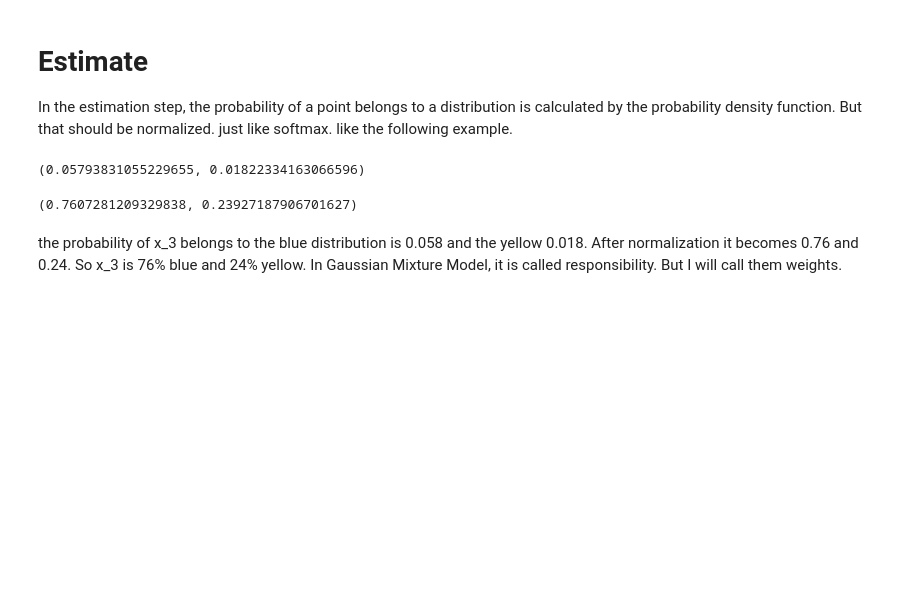
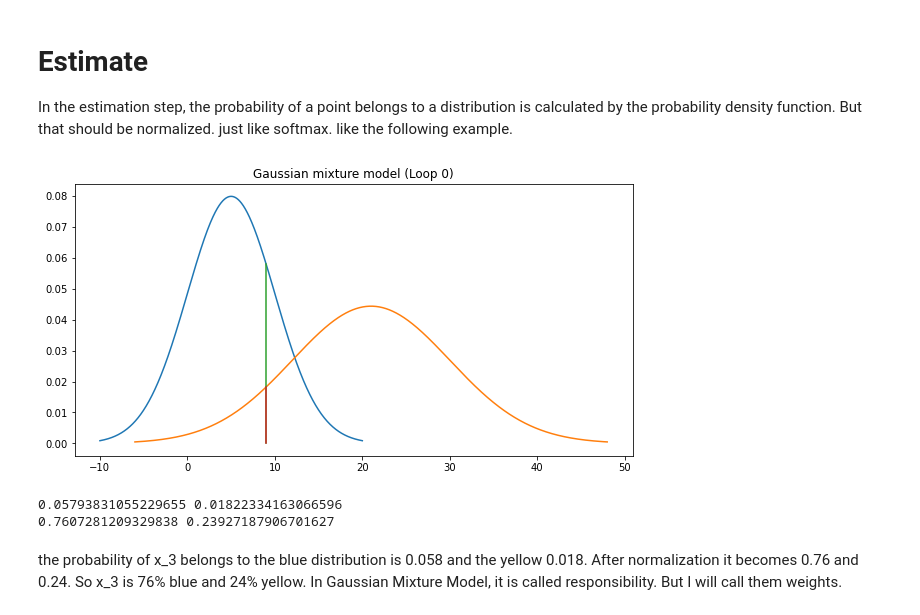
Before and after one commit to EricWebsmith/machine_learning_from_scrach, a Jupyter notebook: gaussian_mixture_model.ipynb, the cells around one changed output. Cells and saved outputs as stored; diff of their text form; code cells hidden in the pictures; blank space fills up the shorter version.

```diff
--- a/gaussian_mixture_model.ipynb
+++ b/gaussian_mixture_model.ipynb
@@ -80,43 +83,40 @@ In the estimation step, the probability of a point belongs to a distribution is
 # %%
 def estimate_example():
     plt.figure(figsize=(10, 5))
 
     u1 = 5
     s1 = 5
     u2 = 21
     s2 = 9
 
     x1 = np.linspace(u1-3*s1, u1+3*s1 ,1000)
     y1 = norm.pdf(x1, u1, s1)
     plt.plot(x1, y1)
 
     x2 = np.linspace(u2-3*s2, u2+3*s2 ,1000)
     y2 = norm.pdf(x2, u2, s2)
     plt.plot(x2, y2)
 
     x3 = 9
     y3_1 = norm.pdf(9, u1, s1)
     y3_2 = norm.pdf(9, u2, s2)
 
     plt.plot([x3, x3], [0, y3_1])
     plt.plot([x3, x3], [0, y3_2])
 
-    ax1.set_title("Original Data")
 
     plt.title(f"Gaussian mixture model (Loop {loop})")
 
     plt.show()
 
+    print(y3_1, y3_2)
+    denominator = y3_1+y3_2
+    print(y3_1/denominator, y3_2/denominator)
 estimate_example()
+# %% [output]
+[figure, added]
+0.05793831055229655 0.01822334163066596
+0.7607281209329838 0.23927187906701627
-# %%
-y3_1, y3_2
-# %% [output]
-(0.05793831055229655, 0.01822334163066596)
-# %%
-denominator = y3_1+y3_2
-y3_1/denominator, y3_2/denominator
-# %% [output]
-(0.7607281209329838, 0.23927187906701627)
 # %% [markdown]
 the probability of x_3 belongs to the blue distribution is 0.058 and the yellow 0.018. After normalization it becomes 0.76 and 0.24. So x_3 is 76% blue and 24% yellow. In Gaussian Mixture Model, it is called responsibility. But I will call them weights.
 # %% [markdown]
```
Also changed, not shown: parts of 16 cells of this notebook, 1 other file.
